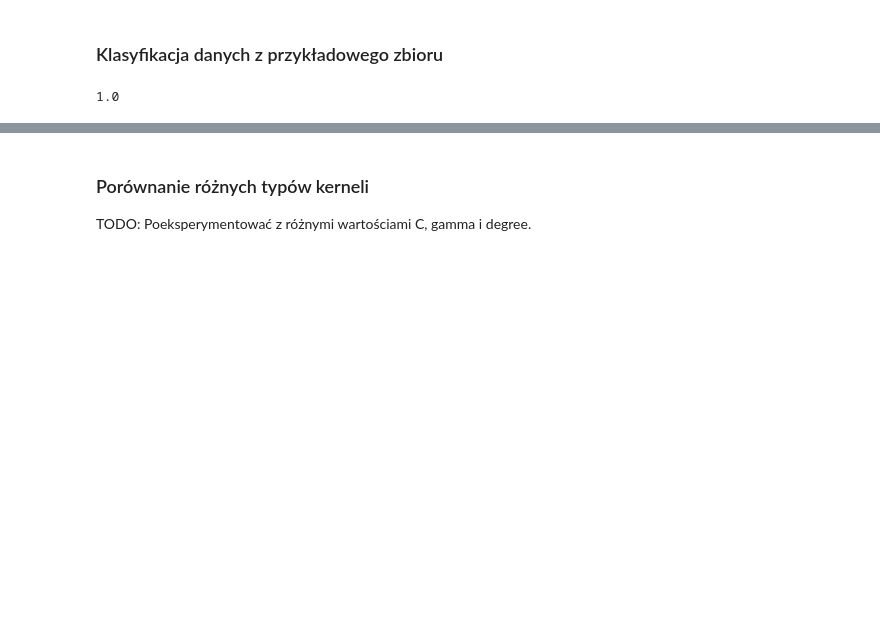
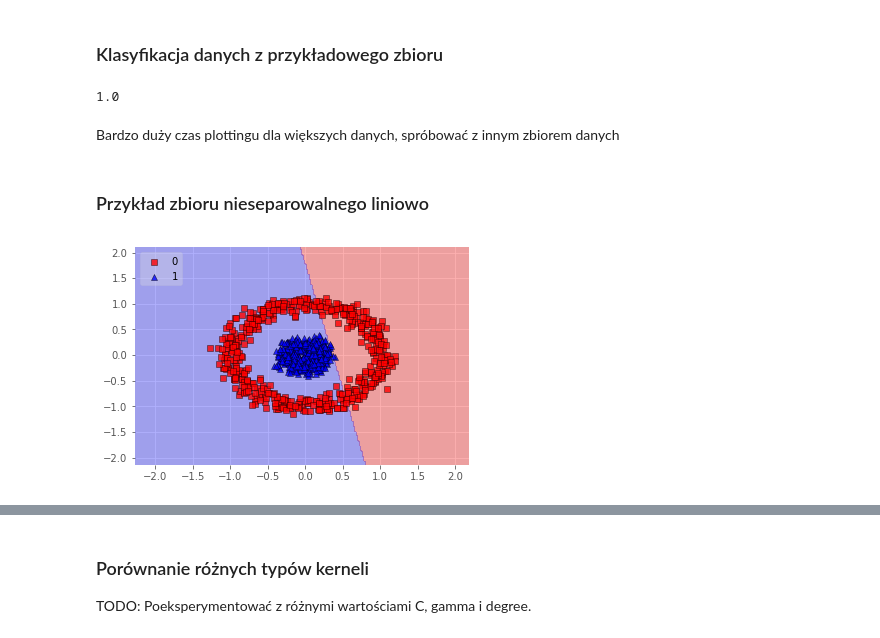
Before and after one commit to msieniawski/mro-svm, a Jupyter notebook: svm-demo.ipynb, the cells around one changed output, grey strips where cells are left out. Saved outputs shown, nothing was run; the diff lists cells and outputs as text; code cells hidden in the pictures; blank space fills up the shorter version.

```diff
--- a/svm-demo.ipynb
+++ b/svm-demo.ipynb
@@ -69,6 +69,8 @@ clf.fit(X,y)
 clf.score(X,y)
 # %% [output]
 1.0
+# %% [markdown]
+Bardzo duży czas plottingu dla większych danych, spróbować z innym zbiorem danych
 # %%
 plot_decision_regions(X=X,
                       y=y,
@@ -79,3 +81,15 @@ plot_decision_regions(X=X,
 #plt.ylabel(X.columns[1], size=14)
 plt.title('SVM Decision Region Boundary', size=16)
 plt.show()
+# %% [markdown]
+### Przykład zbioru nieseparowalnego liniowo
+# %%
+from sklearn.datasets import make_circles
+X, y = make_circles(n_samples=1000, random_state=123, noise=0.1, factor=0.2)
+
+clf = svm.SVC(kernel='linear', C=1.0)
+clf.fit(X, y)
+plot_decision_regions(X=X, y=y, clf=clf, legend=2)
+plt.show()
+# %% [output]
+[figure, added]
```
Also changed, not shown: parts of 5 cells of this notebook.
